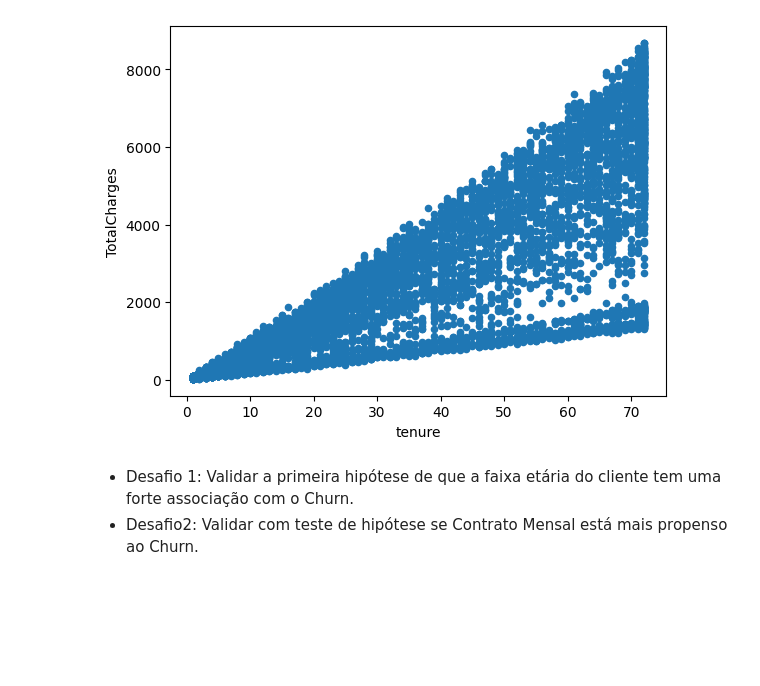
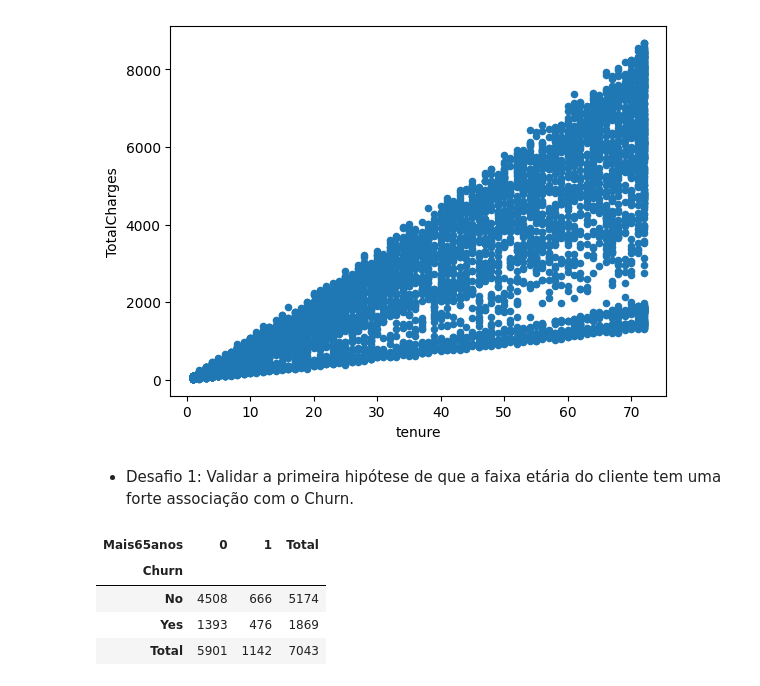
Before and after one commit to Henryque02/machine_learnig, a Jupyter notebook: eda/eda_churn.ipynb, the cells around one changed output. Drawn from its saved outputs; the diff is of its cells as text; code cells hidden in the pictures; blank space fills up the shorter version.

```diff
--- a/eda/eda_churn.ipynb
+++ b/eda/eda_churn.ipynb
@@ -131,4 +131,4 @@ memory usage: 440.3+ KB
 ## Transformação de dados
 # %%
 # Transformar coluna TotalCharges de String para Float - astype
-df_contracts.TotalCharges = df_contracts.TotalCharges.astype(float)
+#df_contracts.TotalCharges = df_contracts.TotalCharges.astype(float)
@@ -137,3 +135,3 @@ ValueError: could not convert string to float: ' '
 # %%
 # Transformar coluna TotalCharges de String para Float - to_numeric
-df_contracts.TotalCharges = pd.to_numeric(df_contracts.TotalCharges)
+#df_contracts.TotalCharges = pd.to_numeric(df_contracts.TotalCharges)
@@ -880,4 +876,12 @@ df_churn.plot.scatter(x='tenure',y='TotalCharges')
 [figure]
 # %% [markdown]
 - Desafio 1: Validar a primeira hipótese de que a faixa etária do cliente tem uma forte associação com o Churn.
-- Desafio2: Validar com teste de hipótese se Contrato Mensal está mais propenso ao Churn.
+# %%
+# Construir Tabela de Contingência entre faixa etária do cliente e Churn
+pd.crosstab(df_churn.Churn, df_churn.Mais65anos, margins=True, margins_name='Total')
+# %% [output]
+| Mais65anos | 0 | 1 | Total |
+| Churn |  |  |  |
+| No | 4508 | 666 | 5174 |
+| Yes | 1393 | 476 | 1869 |
+| Total | 5901 | 1142 | 7043 |
```
Also changed, not shown: parts of 11 cells of this notebook, 2 other files.
